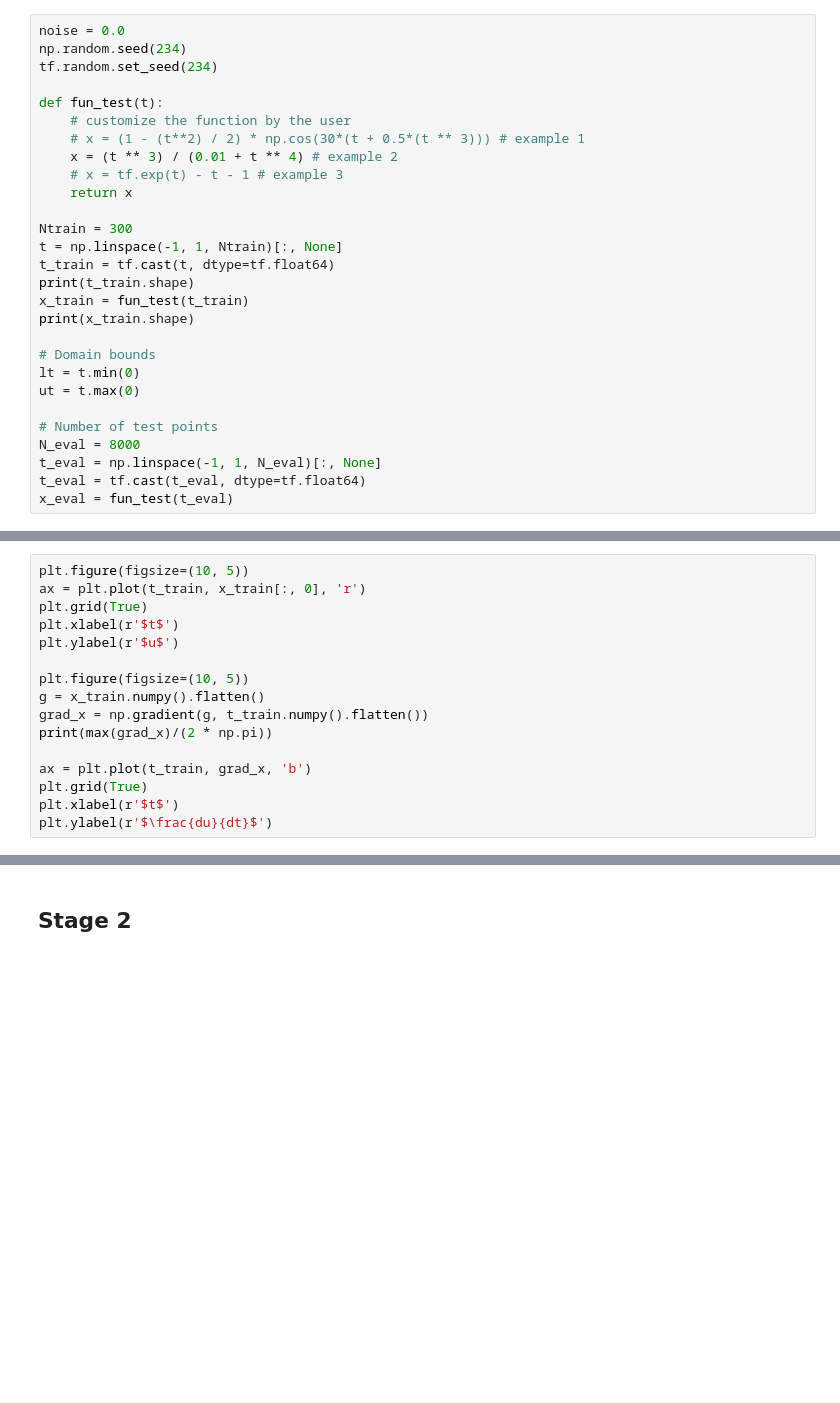
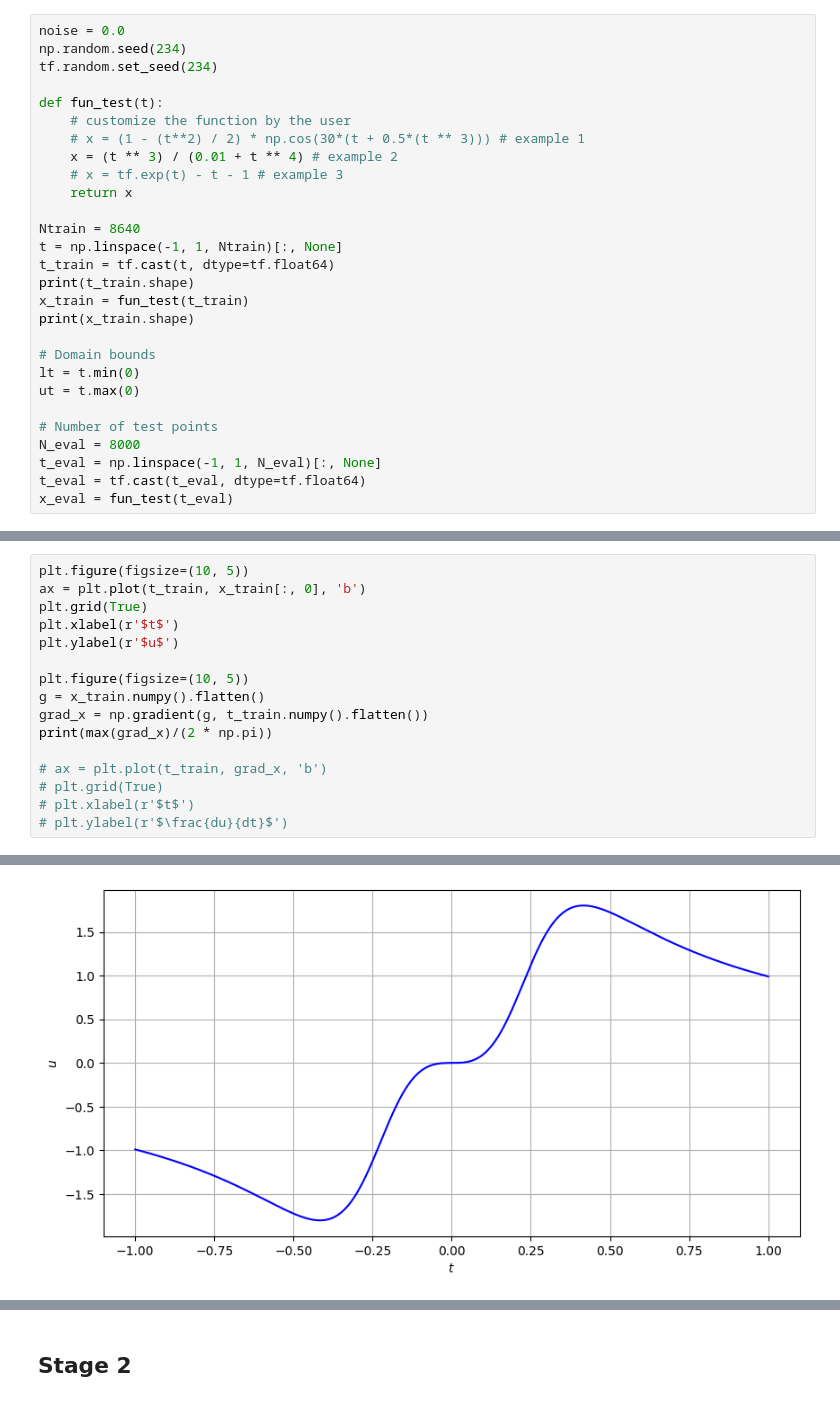
Before and after one commit to akavuturu/MultistageNN, a Jupyter notebook: Regression/MultiStageRegNN_1D.ipynb, the cells around one changed output, grey strips where cells are left out. Drawn from its saved outputs; the diff is of its cells as text; blank space fills up the shorter version.

```diff
--- a/Regression/MultiStageRegNN_1D.ipynb
+++ b/Regression/MultiStageRegNN_1D.ipynb
@@ -282,7 +287,7 @@ def fun_test(t):
     # x = tf.exp(t) - t - 1 # example 3
     return x
 
-Ntrain = 300
+Ntrain = 8640
 t = np.linspace(-1, 1, Ntrain)[:, None]
 t_train = tf.cast(t, dtype=tf.float64)
 print(t_train.shape)
@@ -304,6 +309,6 @@ x_eval = fun_test(t_eval)
 # %%
 plt.figure(figsize=(10, 5))
-ax = plt.plot(t_train, x_train[:, 0], 'r')
+ax = plt.plot(t_train, x_train[:, 0], 'b')
 plt.grid(True)
 plt.xlabel(r'$t$')
 plt.ylabel(r'$u$')
@@ -313,8 +318,8 @@ g = x_train.numpy().flatten()
 grad_x = np.gradient(g, t_train.numpy().flatten())
 print(max(grad_x)/(2 * np.pi))
 
-ax = plt.plot(t_train, grad_x, 'b')
-plt.grid(True)
-plt.xlabel(r'$t$')
-plt.ylabel(r'$\frac{du}{dt}$')
+# ax = plt.plot(t_train, grad_x, 'b')
+# plt.grid(True)
+# plt.xlabel(r'$t$')
+# plt.ylabel(r'$\frac{du}{dt}$')
 # %% [output]
@@ -321,0 +327 @@ plt.ylabel(r'$\frac{du}{dt}$')
+[figure, new version]
```
Also changed, not shown: parts of 27 cells of this notebook, 3 other files.
